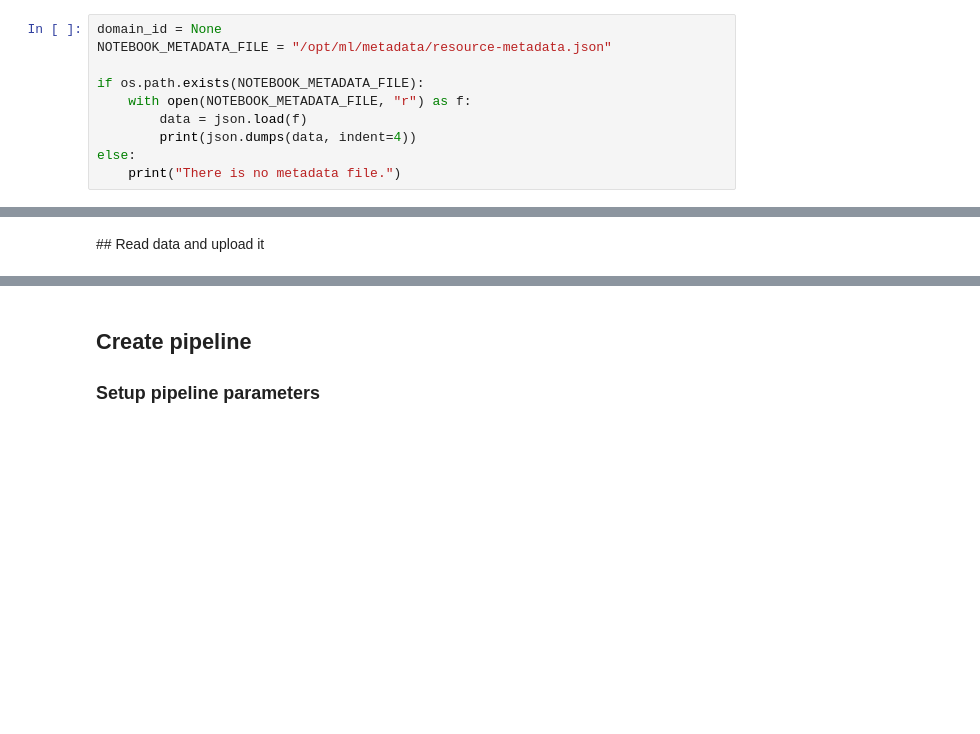
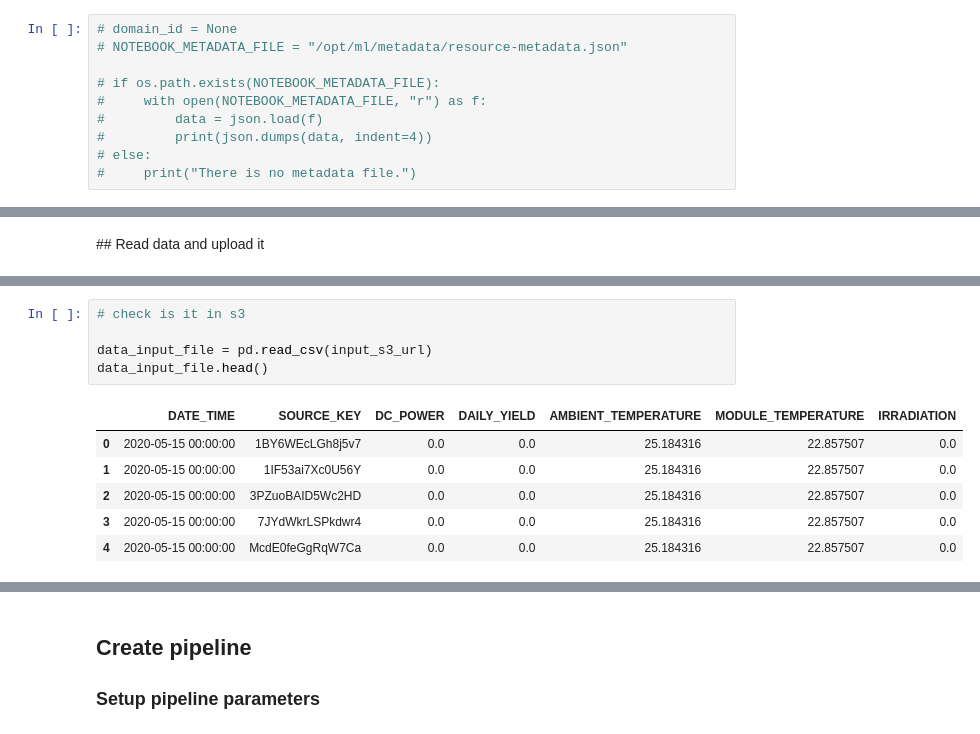
Before and after one commit to Maram99Alhinai/Solar-Power-Forecasting, a Jupyter notebook: Solar2.ipynb, the cells around one changed output, grey strips where cells are left out. Drawn from its saved outputs; the diff is of its cells as text; blank space fills up the shorter version.

```diff
--- a/Solar2.ipynb
+++ b/Solar2.ipynb
@@ -105,10 +112,10 @@ arn:aws:iam::567821811420:role/service-role/AmazonSageMaker-ExecutionRole-202306
 # %%
-domain_id = None
-NOTEBOOK_METADATA_FILE = "/opt/ml/metadata/resource-metadata.json"
+# domain_id = None
+# NOTEBOOK_METADATA_FILE = "/opt/ml/metadata/resource-metadata.json"
 
-if os.path.exists(NOTEBOOK_METADATA_FILE):
-    with open(NOTEBOOK_METADATA_FILE, "r") as f:
-        data = json.load(f)
-        print(json.dumps(data, indent=4))
-else:
-    print("There is no metadata file.")
+# if os.path.exists(NOTEBOOK_METADATA_FILE):
+#     with open(NOTEBOOK_METADATA_FILE, "r") as f:
+#         data = json.load(f)
+#         print(json.dumps(data, indent=4))
+# else:
+#     print("There is no metadata file.")
@@ -197,3 +251,15 @@ Upload the dataset to s3://sagemaker-eu-central-1-567821811420/solar1/gblinear/i
+# %%
+# check is it in s3
+
+data_input_file = pd.read_csv(input_s3_url)
+data_input_file.head()
+# %% [output]
+|  | DATE_TIME | SOURCE_KEY | DC_POWER | DAILY_YIELD | AMBIENT_TEMPERATURE | MODULE_TEMPERATURE | IRRADIATION |
+| 0 | 2020-05-15 00:00:00 | 1BY6WEcLGh8j5v7 | 0.0 | 0.0 | 25.184316 | 22.857507 | 0.0 |
+| 1 | 2020-05-15 00:00:00 | 1IF53ai7Xc0U56Y | 0.0 | 0.0 | 25.184316 | 22.857507 | 0.0 |
+| 2 | 2020-05-15 00:00:00 | 3PZuoBAID5Wc2HD | 0.0 | 0.0 | 25.184316 | 22.857507 | 0.0 |
+| 3 | 2020-05-15 00:00:00 | 7JYdWkrLSPkdwr4 | 0.0 | 0.0 | 25.184316 | 22.857507 | 0.0 |
+| 4 | 2020-05-15 00:00:00 | McdE0feGgRqW7Ca | 0.0 | 0.0 | 25.184316 | 22.857507 | 0.0 |
 # %%
 #check if data in bucket_name
 
```
Also changed, not shown: parts of 18 cells of this notebook, 2 other files.
